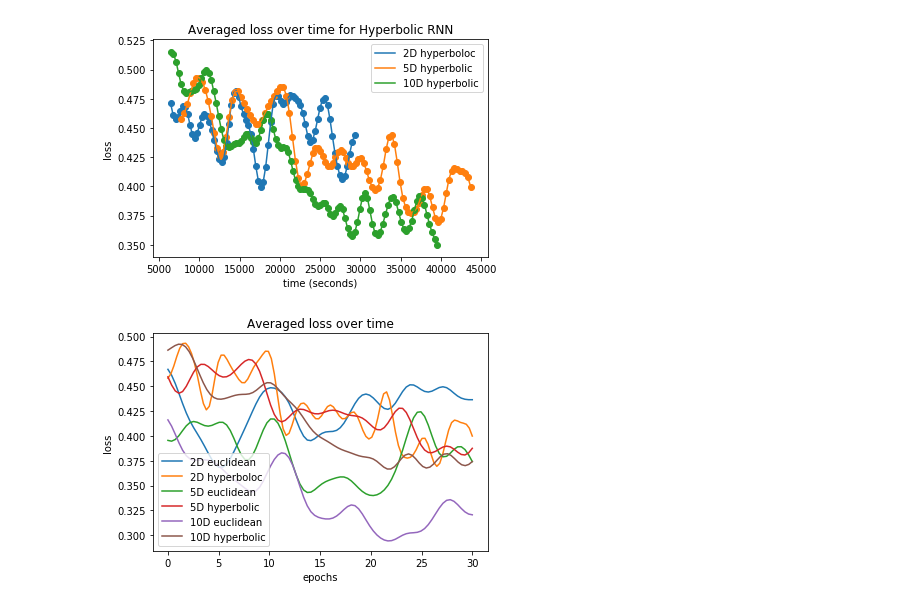
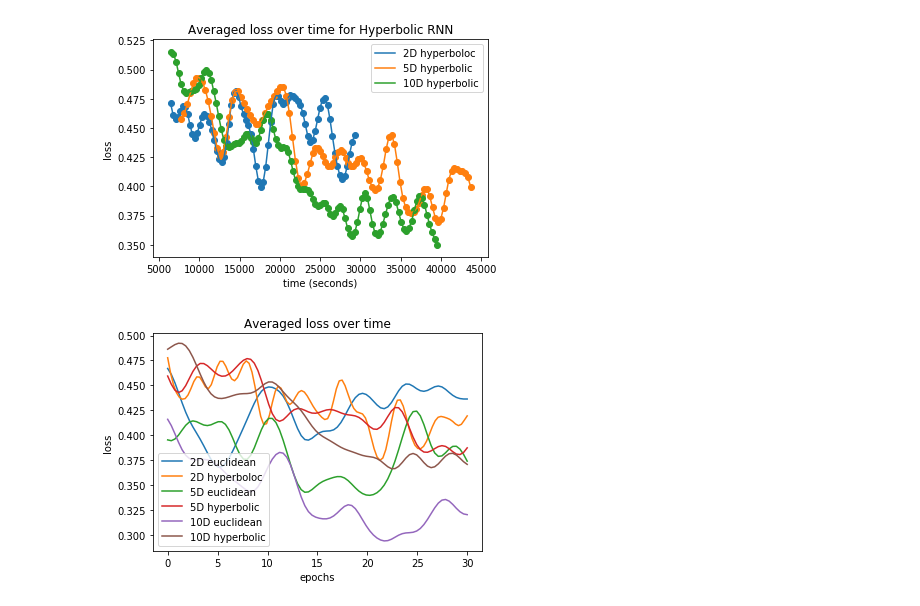
Before and after one commit to KengoA/hyperbolic_nn, a Jupyter notebook: snli_dataset/logs/Extract_logs.ipynb, the cells around one changed output. Cells and saved outputs as stored; diff of their text form; code cells hidden in the pictures.

```diff
--- a/snli_dataset/logs/Extract_logs.ipynb
+++ b/snli_dataset/logs/Extract_logs.ipynb
@@ -1,11 +1,13 @@
 # %%
 import pandas as pd
 import matplotlib.pyplot as plt
-def log_loader(logpath):
+# import matplotlib.axes as ax
+def log_loader(logpath,max_size=123):
     with open(logpath) as f:
         rawtxt = f.read().replace("\x1b[94m","").replace("\x1b[91m","").replace("\x1b[0m","").replace("\x1b[92m","").split("\n")
     df = pd.DataFrame(columns=['Epoch','val_acc','test_acc'])
     df_loss = pd.DataFrame(columns=['curr_loss','sec_per_sent'])
+    j=0
     for i in range(len(rawtxt)):
         if "Epoch" in rawtxt[i]:
             epoch =  int(rawtxt[i][-2:])
@@ -25,13 +27,29 @@ def log_loader(logpath):
                 'curr_loss':curr_loss,
                 'sec_per_sent':sec_per_sent
             }, ignore_index=True)
+            if j==max_size:
+                break
+            else:
+                j+=1
+
     return df, df_loss
 # %%
 sample_size = 128000
 # %%
-def datapoints(df_loss,smooth=True,ave_num=20):
+def datapoints(df_loss,smooth=True,ave_num=20,ave=False):
     time = np.cumsum(np.array(df_loss['sec_per_sent']*sample_size))
     loss = np.array(df_loss['curr_loss'])
+    i = 0
+    if ave:
+        ave_losses = []
+        while i<len(time):
+            ave_loss = np.sum(loss[i:i+4])/4
+            i+=4
+            ave_losses.append(ave_loss)
+        epoch = range(len(ave_losses))
+
+        return epoch, ave_losses
+
     if smooth:
         for _ in range(ave_num):
             loss = (loss[:-1]+loss[1:])/2
@@ -267,35 +374,36 @@ plt.savefig('plot3.png')
 # %% [output]
 [figure]
 # %%
-
+fig, ax = plt.subplots()
 time,loss = datapoints(twod_eucl_rnn_loss,ave_num=40)
 epoch = np.linspace(0,30,num=len(loss))
 # plt.scatter(epoch, loss)
 plt.plot(epoch, loss,label='2D euclidean')
-time,loss = datapoints(five_hyp_rnn_loss)
+time,loss = datapoints(twod_hyp_rnn_loss)
 epoch = np.linspace(0,30,num=len(loss))
 # # plt.scatter(epoch, loss)
 plt.plot(epoch, loss,label='2D hyperboloc')
 time,loss = datapoints(five_eucl_rnn_loss,ave_num=40)
 epoch = np.linspace(0,30,num=len(loss))
 # plt.scatter(epoch, loss)
 plt.plot(epoch, loss,label='5D euclidean')
 time,loss = datapoints(five_hyp_rnn_loss,ave_num=40)
 epoch = np.linspace(0,30,num=len(loss))
 # plt.scatter(epoch, loss)
 plt.plot(epoch, loss,label='5D hyperbolic')
 time, loss = datapoints(ten_eucl_rnn_loss,ave_num=40)
 epoch = np.linspace(0,30,num=len(loss))
 # plt.scatter(epoch, loss)
 plt.plot(epoch, loss,label='10D euclidean')
 time,loss = datapoints(ten_hyp_rnn_loss,ave_num=40)
 epoch = np.linspace(0,30,num=len(loss))
 # plt.scatter(epoch, loss)
 plt.plot(epoch, loss,label='10D hyperbolic')
 plt.legend()
 plt.ylabel('loss')
 plt.xlabel('epochs')
 plt.title('Averaged loss over time')
+ax.set_aspect(100)
 plt.savefig('plot4.png')
 # %% [output]
-[figure, old version]
+[figure, new version]
```
Also changed, not shown: parts of 24 cells of this notebook, 3 other files.
